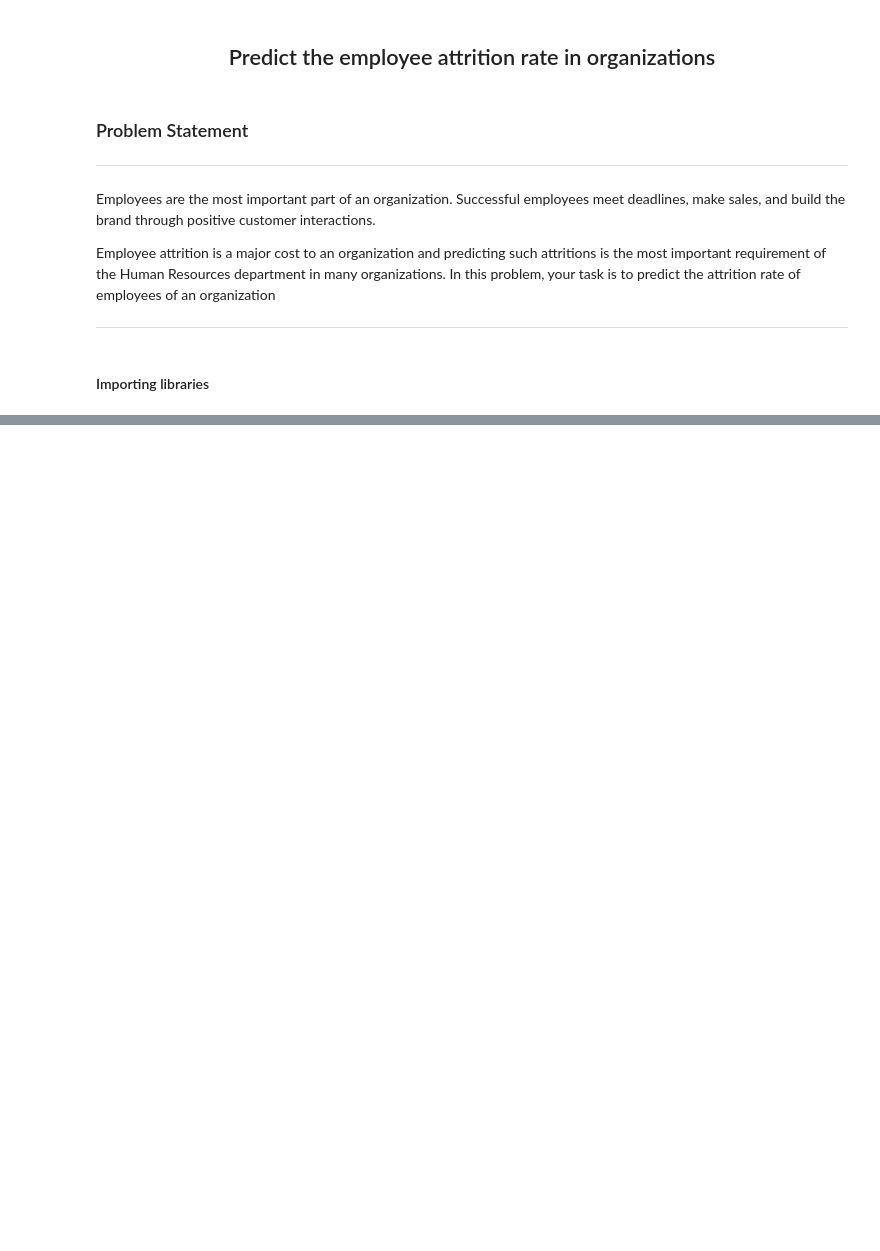
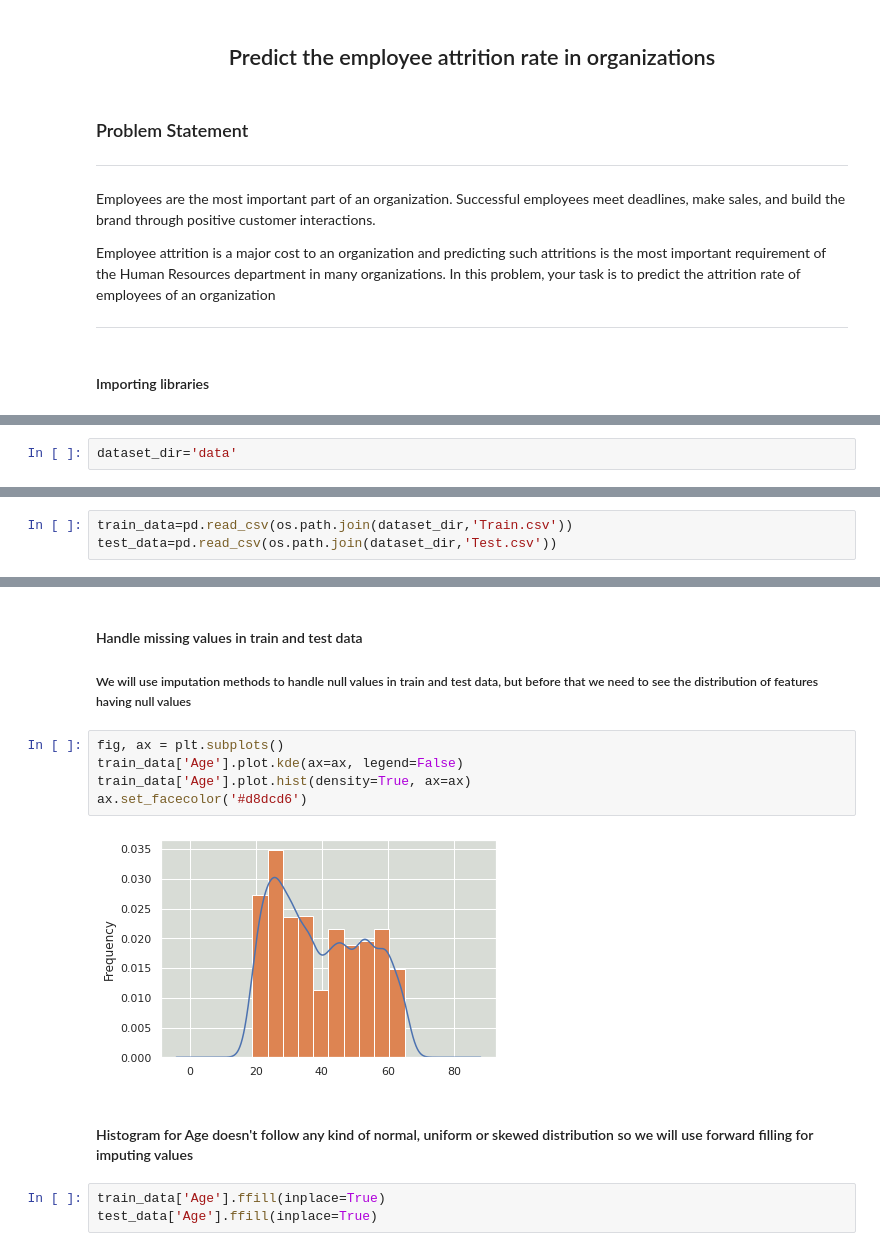
Before and after one commit to samacker77/Are-you-leaving, a Jupyter notebook: notebook.ipynb, the cells around one changed output, grey strips where cells are left out. Saved outputs shown, nothing was run; the diff lists cells and outputs as text; blank space fills up the shorter version.

```diff
--- a/notebook.ipynb
+++ b/notebook.ipynb
@@ -40,0 +25,2 @@ test_df.head()
+# %%
+dataset_dir='data'
@@ -40,0 +29,3 @@ test_df.head()
+# %%
+train_data=pd.read_csv(os.path.join(dataset_dir,'Train.csv'))
+test_data=pd.read_csv(os.path.join(dataset_dir,'Test.csv'))
@@ -40,0 +118,15 @@ test_df.head()
+# %% [markdown]
+#### Handle missing values in train and test data
+##### We will use imputation methods to handle null values in train and test data, but before that we need to see the distribution of features having null values
+# %%
+fig, ax = plt.subplots()
+train_data['Age'].plot.kde(ax=ax, legend=False)
+train_data['Age'].plot.hist(density=True, ax=ax)
+ax.set_facecolor('#d8dcd6')
+# %% [output]
+[figure, added]
+# %% [markdown]
+#### Histogram for Age doesn't follow any kind of normal, uniform or skewed distribution so we will use forward filling for imputing values
+# %%
+train_data['Age'].ffill(inplace=True)
+test_data['Age'].ffill(inplace=True)
```
Also changed, not shown: parts of 99 cells of this notebook, 2 other files.
